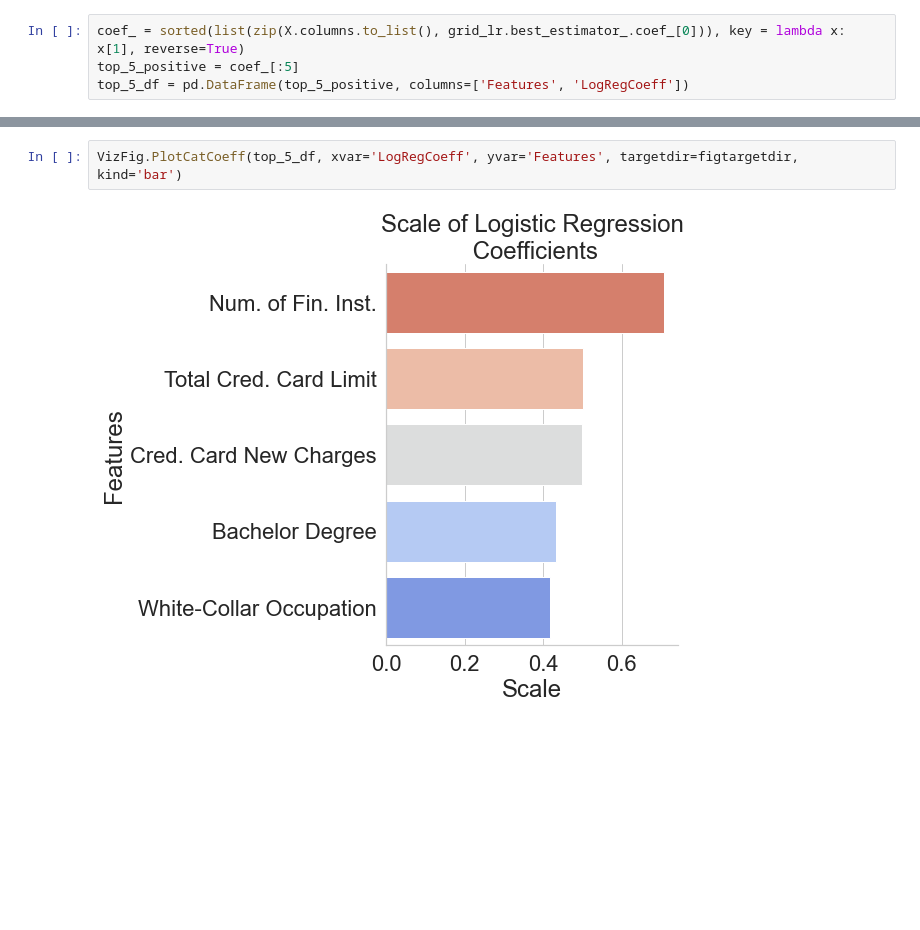
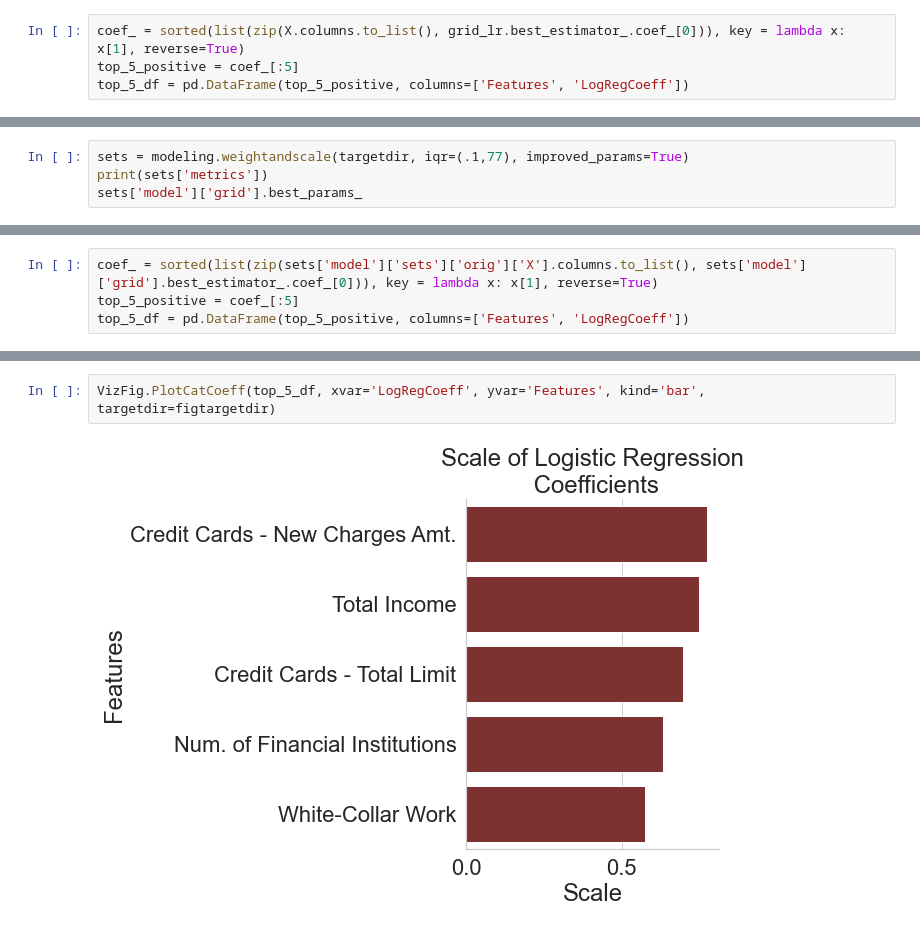
Before and after one commit to danvalen1/SCF-Analysis, a Jupyter notebook: notebooks/modeling.ipynb, the cells around one changed output, grey strips where cells are left out. Saved outputs shown, nothing was run; the diff lists cells and outputs as text; blank space fills up the shorter version.

```diff
--- a/notebooks/modeling.ipynb
+++ b/notebooks/modeling.ipynb
@@ -569,0 +734,4 @@ fig = sns.catplot(data=top_5_df,
+# %%
+sets = modeling.weightandscale(targetdir, iqr=(.1,77), improved_params=True)
+print(sets['metrics'])
+sets['model']['grid'].best_params_
@@ -569,0 +745,4 @@ fig = sns.catplot(data=top_5_df,
+# %%
+coef_ = sorted(list(zip(sets['model']['sets']['orig']['X'].columns.to_list(), sets['model']['grid'].best_estimator_.coef_[0])), key = lambda x: x[1], reverse=True)
+top_5_positive = coef_[:5]
+top_5_df = pd.DataFrame(top_5_positive, columns=['Features', 'LogRegCoeff'])
@@ -570,4 +758,4 @@ fig = sns.catplot(data=top_5_df,
 # %%
-VizFig.PlotCatCoeff(top_5_df, xvar='LogRegCoeff', yvar='Features', targetdir=figtargetdir, kind='bar')
+VizFig.PlotCatCoeff(top_5_df, xvar='LogRegCoeff', yvar='Features', kind='bar', targetdir=figtargetdir)
 # %% [output]
-[figure, old version]
+[figure, new version]
```
Also changed, not shown: parts of 34 cells of this notebook, 4 other files.
